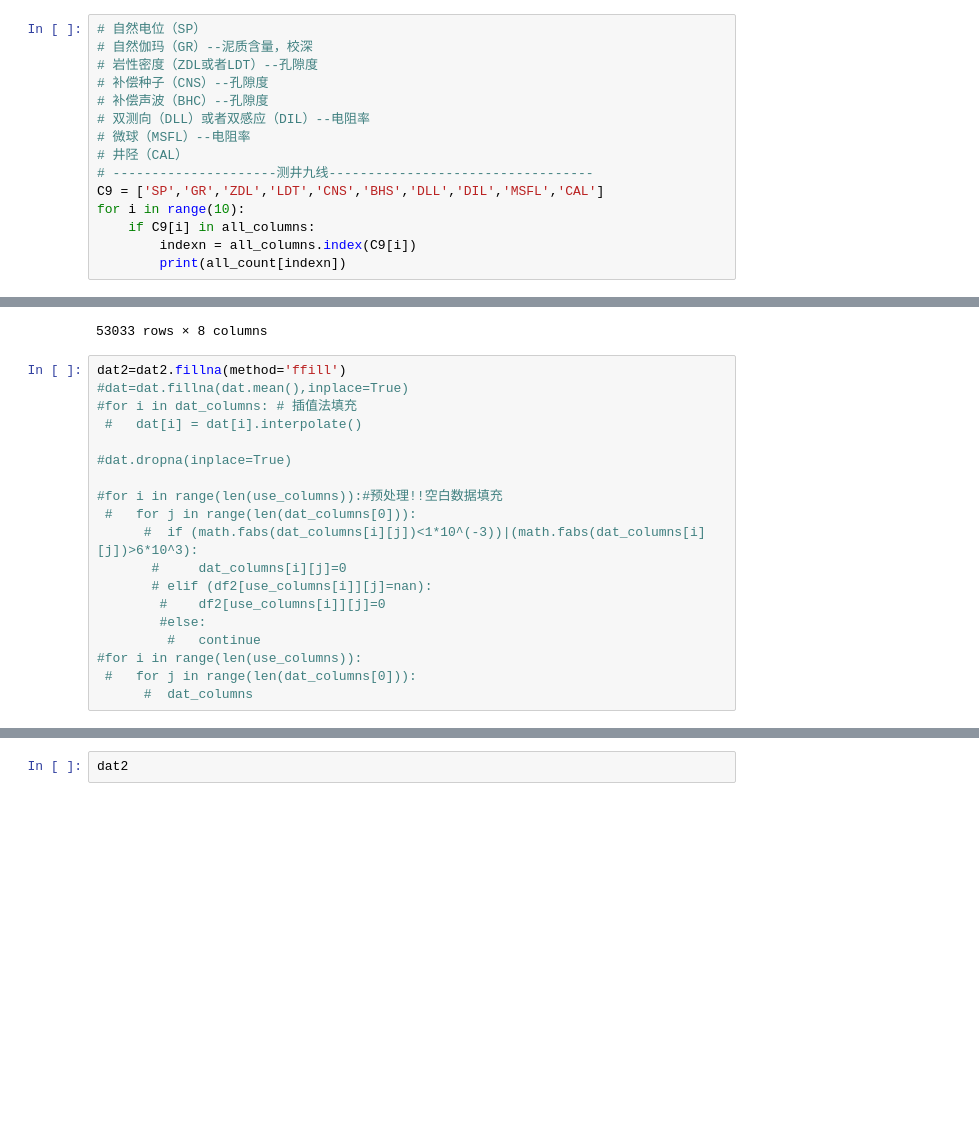
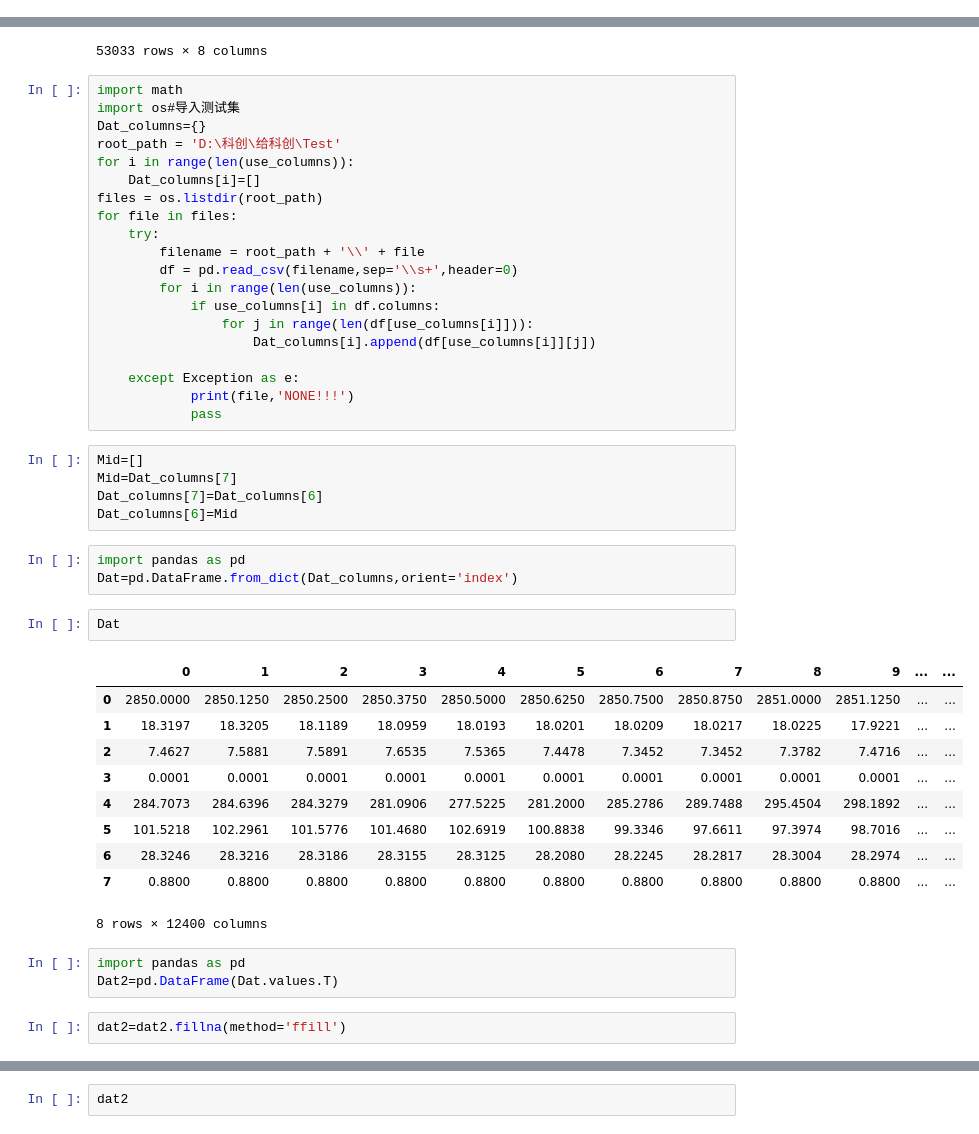
Before and after one commit to GitHublearnersyr/TOC-pro, a Jupyter notebook: 处理数据.ipynb, the cells around one changed output, grey strips where cells are left out. Saved outputs shown, nothing was run; the diff lists cells and outputs as text; blank space fills up the shorter version.

```diff
--- a/处理数据.ipynb
+++ b/处理数据.ipynb
@@ -100,18 +100,3 @@ lost_file
 27c.txt dont have RE
 27c.txt dont have NGR
 ['15a.txt', '15b.txt', '27a.txt', '27b.txt', '27c.txt']
-# %%
-# 自然电位（SP）
-# 自然伽玛（GR）--泥质含量，校深
-# 岩性密度（ZDL或者LDT）--孔隙度
-# 补偿种子（CNS）--孔隙度
-# 补偿声波（BHC）--孔隙度
-# 双测向（DLL）或者双感应（DIL）--电阻率
-# 微球（MSFL）--电阻率
-# 井陉（CAL）
-# ---------------------测井九线----------------------------------
-C9 = ['SP','GR','ZDL','LDT','CNS','BHS','DLL','DIL','MSFL','CAL']
-for i in range(10):
-    if C9[i] in all_columns:
-        indexn = all_columns.index(C9[i])
-        print(all_count[indexn])
@@ -214,22 +193,49 @@ dat2
 | 53031 | 4235.875 | NaN | 44.9780 | 209.1540 | NaN | 113.7580 | NaN | 0.27 |
 | 53032 | 4236.000 | NaN | 44.9780 | 209.3060 | NaN | 113.8760 | NaN | 0.27 |
 53033 rows × 8 columns
-# %%
-dat2=dat2.fillna(method='ffill')
-#dat=dat.fillna(dat.mean(),inplace=True)
-#for i in dat_columns: # 插值法填充
- #   dat[i] = dat[i].interpolate()
-
-#dat.dropna(inplace=True)
-
-#for i in range(len(use_columns)):#预处理!!空白数据填充
- #   for j in range(len(dat_columns[0])):
-      #  if (math.fabs(dat_columns[i][j])<1*10^(-3))|(math.fabs(dat_columns[i][j])>6*10^3):
-       #     dat_columns[i][j]=0
-       # elif (df2[use_columns[i]][j]=nan):
-        #    df2[use_columns[i]][j]=0
-        #else:
-         #   continue
-#for i in range(len(use_columns)):
- #   for j in range(len(dat_columns[0])):
-      #  dat_columns
+# %%
+import math
+import os#导入测试集
+Dat_columns={}
+root_path = 'D:\科创\给科创\Test'
+for i in range(len(use_columns)):
+    Dat_columns[i]=[]
+files = os.listdir(root_path)
+for file in files:
+    try:
+        filename = root_path + '\\' + file
+        df = pd.read_csv(filename,sep='\\s+',header=0)
+        for i in range(len(use_columns)):
+            if use_columns[i] in df.columns:
+                for j in range(len(df[use_columns[i]])):
+                    Dat_columns[i].append(df[use_columns[i]][j])
+
+    except Exception as e:
+            print(file,'NONE!!!')
+            pass
+# %%
+Mid=[]
+Mid=Dat_columns[7]
+Dat_columns[7]=Dat_columns[6]
+Dat_columns[6]=Mid
+# %%
+import pandas as pd
+Dat=pd.DataFrame.from_dict(Dat_columns,orient='index')
+# %%
+Dat
+# %% [output]
+|  | 0 | 1 | 2 | 3 | 4 | 5 | 6 | 7 | 8 | 9 | ... | ... |
+| 0 | 2850.0000 | 2850.1250 | 2850.2500 | 2850.3750 | 2850.5000 | 2850.6250 | 2850.7500 | 2850.8750 | 2851.0000 | 2851.1250 | ... | ... |
+| 1 | 18.3197 | 18.3205 | 18.1189 | 18.0959 | 18.0193 | 18.0201 | 18.0209 | 18.0217 | 18.0225 | 17.9221 | ... | ... |
+| 2 | 7.4627 | 7.5881 | 7.5891 | 7.6535 | 7.5365 | 7.4478 | 7.3452 | 7.3452 | 7.3782 | 7.4716 | ... | ... |
+| 3 | 0.0001 | 0.0001 | 0.0001 | 0.0001 | 0.0001 | 0.0001 | 0.0001 | 0.0001 | 0.0001 | 0.0001 | ... | ... |
+| 4 | 284.7073 | 284.6396 | 284.3279 | 281.0906 | 277.5225 | 281.2000 | 285.2786 | 289.7488 | 295.4504 | 298.1892 | ... | ... |
+| 5 | 101.5218 | 102.2961 | 101.5776 | 101.4680 | 102.6919 | 100.8838 | 99.3346 | 97.6611 | 97.3974 | 98.7016 | ... | ... |
+| 6 | 28.3246 | 28.3216 | 28.3186 | 28.3155 | 28.3125 | 28.2080 | 28.2245 | 28.2817 | 28.3004 | 28.2974 | ... | ... |
+| 7 | 0.8800 | 0.8800 | 0.8800 | 0.8800 | 0.8800 | 0.8800 | 0.8800 | 0.8800 | 0.8800 | 0.8800 | ... | ... |
+8 rows × 12400 columns
+# %%
+import pandas as pd
+Dat2=pd.DataFrame(Dat.values.T)
+# %%
+dat2=dat2.fillna(method='ffill')
```
Also changed, not shown: parts of 35 cells of this notebook.
